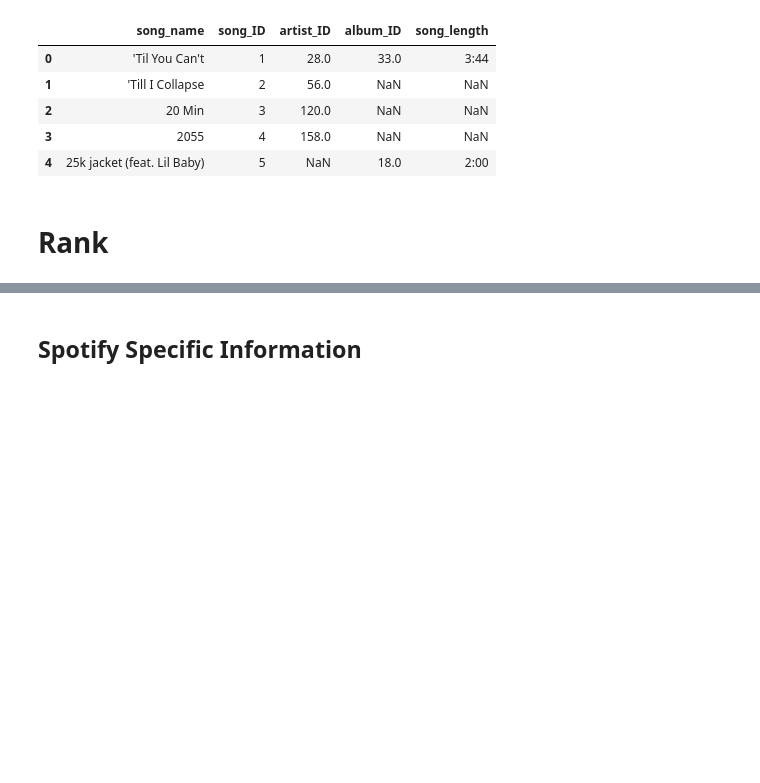
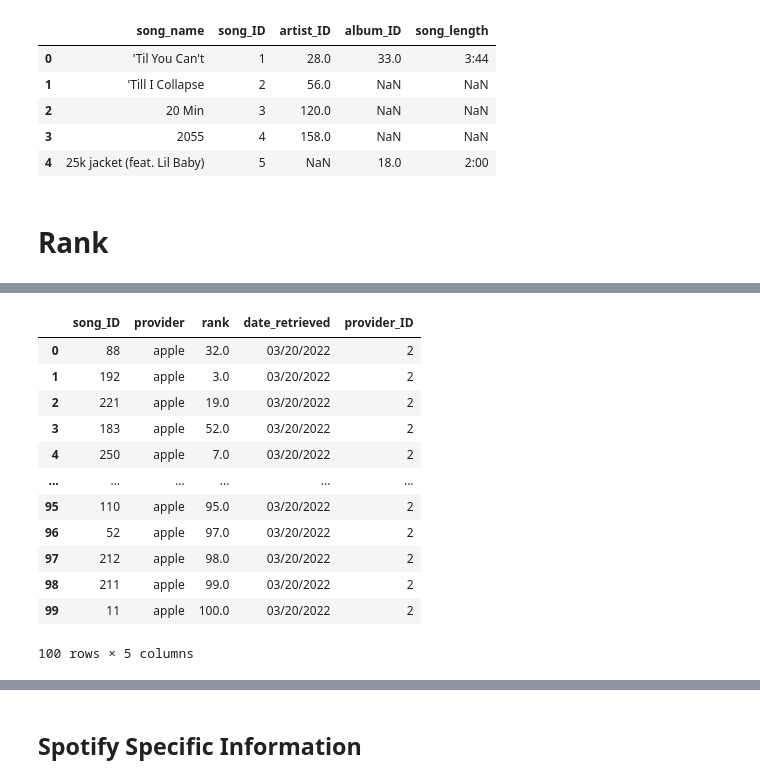
Before and after one commit to alvessab/project2_top_charts, a Jupyter notebook: transformation_notebook final.ipynb, the cells around one changed output, grey strips where cells are left out. Cells and saved outputs as stored; diff of their text form; code cells hidden in the pictures; blank space fills up the shorter version.

```diff
--- a/transformation_notebook final.ipynb
+++ b/transformation_notebook final.ipynb
@@ -483,0 +586,7 @@ memory usage: 17.9+ KB
+# %%
+apple_rank= pd.DataFrame()
+apple_rank["song_ID"] = main3["song_ID"]
+apple_rank["provider"] = main3["provider_y"]
+apple_rank["rank"] = main3["apple_rank"]
+apple_rank["date_retrieved"] = main3["apple_date_retrieved"]
+apple_rank.head()
@@ -483,0 +600,4 @@ memory usage: 17.9+ KB
+# %%
+mask = apple_rank.provider =="apple"
+apple_rank = apple_rank.loc[mask]
+apple_rank.head()
@@ -483,0 +611,17 @@ memory usage: 17.9+ KB
+# %%
+apple_rank = pd.merge(apple_rank, provider, on="provider", how="left")
+apple_rank
+# %% [output]
+|  | song_ID | provider | rank | date_retrieved | provider_ID |
+| 0 | 88 | apple | 32.0 | 03/20/2022 | 2 |
+| 1 | 192 | apple | 3.0 | 03/20/2022 | 2 |
+| 2 | 221 | apple | 19.0 | 03/20/2022 | 2 |
+| 3 | 183 | apple | 52.0 | 03/20/2022 | 2 |
+| 4 | 250 | apple | 7.0 | 03/20/2022 | 2 |
+| ... | ... | ... | ... | ... | ... |
+| 95 | 110 | apple | 95.0 | 03/20/2022 | 2 |
+| 96 | 52 | apple | 97.0 | 03/20/2022 | 2 |
+| 97 | 212 | apple | 98.0 | 03/20/2022 | 2 |
+| 98 | 211 | apple | 99.0 | 03/20/2022 | 2 |
+| 99 | 11 | apple | 100.0 | 03/20/2022 | 2 |
+100 rows × 5 columns
```
Also changed, not shown: parts of 42 cells of this notebook, 12 other files.
